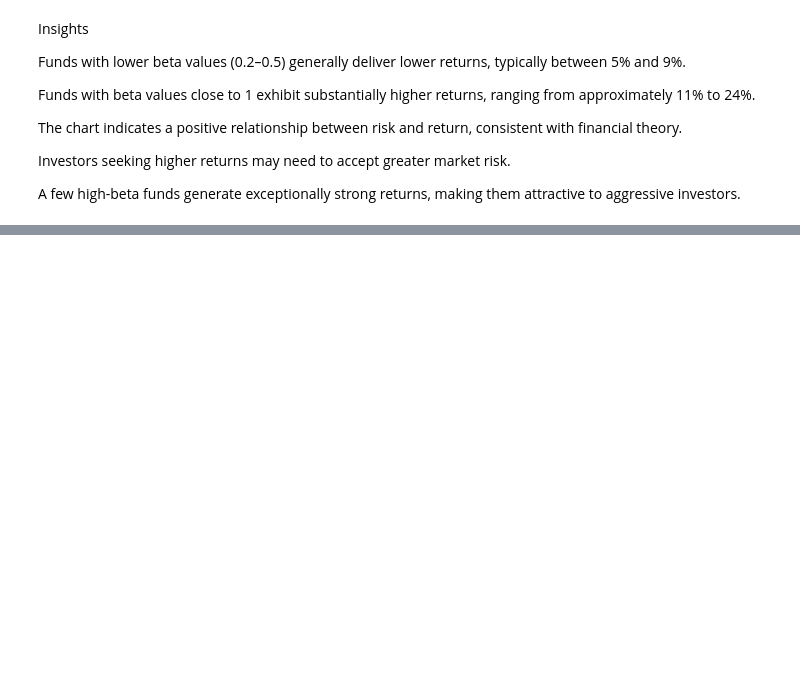
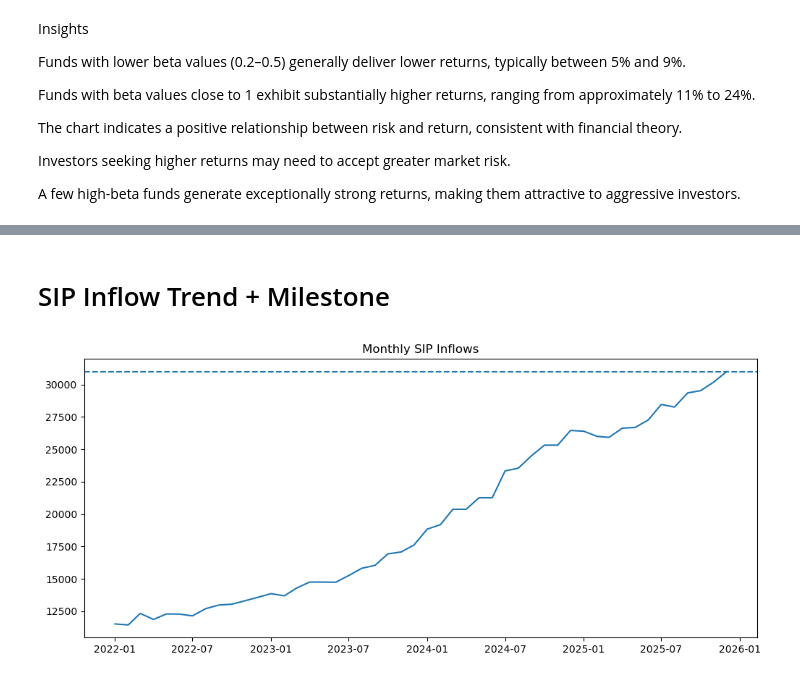
Before and after one commit to varuag09/bluestock_mf_capstone, a Jupyter notebook: notebooks/03_eda_analysis.ipynb, the cells around one changed output, grey strips where cells are left out. Cells and saved outputs as stored; diff of their text form; code cells hidden in the pictures; blank space fills up the shorter version.

```diff
--- a/notebooks/03_eda_analysis.ipynb
+++ b/notebooks/03_eda_analysis.ipynb
@@ -302,0 +425,22 @@ A few high-beta funds generate exceptionally strong returns, making them attract
+# %% [markdown]
+# SIP Inflow Trend + Milestone
+# %%
+sip["month"] = pd.to_datetime(sip["month"])
+
+plt.figure(figsize=(12,5))
+
+plt.plot(
+    sip["month"],
+    sip["sip_inflow_crore"]
+)
+
+plt.axhline(
+    31002,
+    linestyle="--"
+)
+
+plt.title("Monthly SIP Inflows")
+
+plt.show()
+# %% [output]
+[figure, added]
```
Also changed, not shown: parts of 37 cells of this notebook, 1 other file.
